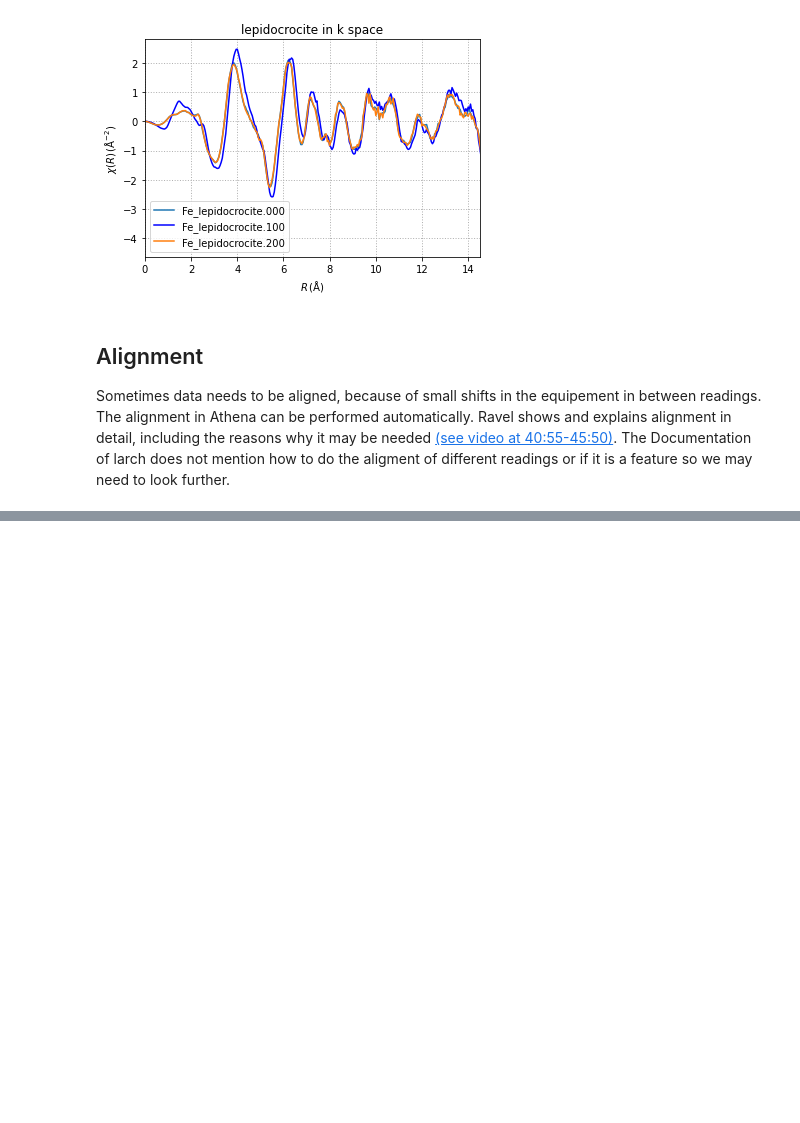
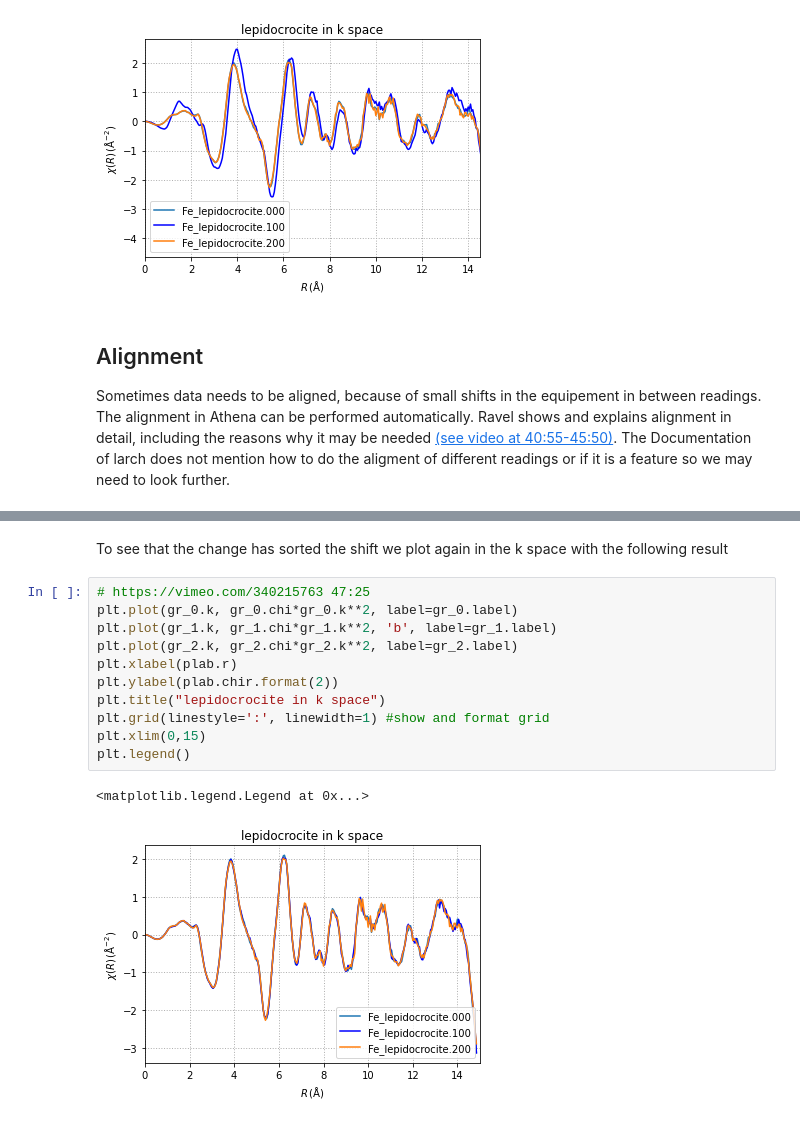
Before and after one commit to scman1/Larch_Intro_ukch, a Jupyter notebook: XAFS_Processing_2.ipynb, the cells around one changed output, grey strips where cells are left out. Saved outputs shown, nothing was run; the diff lists cells and outputs as text; blank space fills up the shorter version.

```diff
--- a/XAFS_Processing_2.ipynb
+++ b/XAFS_Processing_2.ipynb
@@ -614,0 +631,16 @@ Sometimes data needs to be aligned, because of small shifts in the equipement in
+# %% [markdown]
+To see that the change has sorted the shift we plot again in the k space with the following result
+# %%
+# https://vimeo.com/340215763 47:25
+plt.plot(gr_0.k, gr_0.chi*gr_0.k**2, label=gr_0.label)
+plt.plot(gr_1.k, gr_1.chi*gr_1.k**2, 'b', label=gr_1.label)
+plt.plot(gr_2.k, gr_2.chi*gr_2.k**2, label=gr_2.label)
+plt.xlabel(plab.r)
+plt.ylabel(plab.chir.format(2))
+plt.title("lepidocrocite in k space")
+plt.grid(linestyle=':', linewidth=1) #show and format grid
+plt.xlim(0,15)
+plt.legend()
+# %% [output]
+<matplotlib.legend.Legend at 0x...>
+[figure, added]
```
Also changed, not shown: parts of 6 cells of this notebook.
